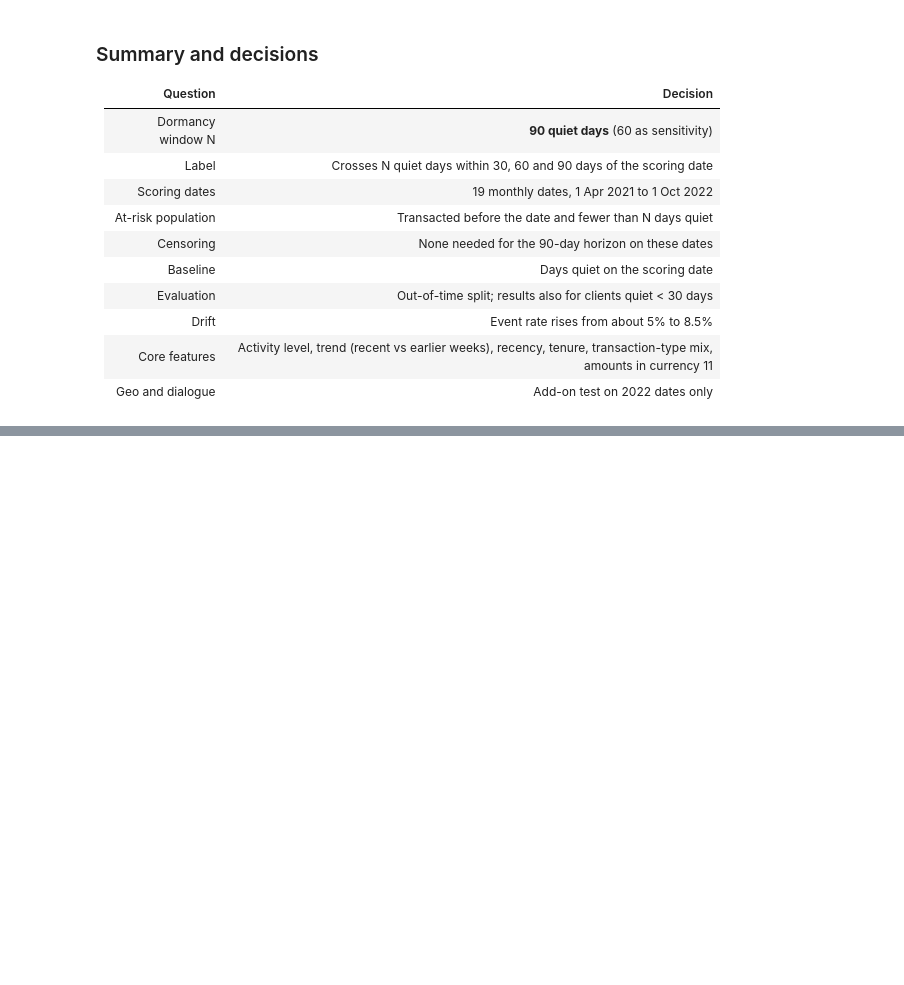
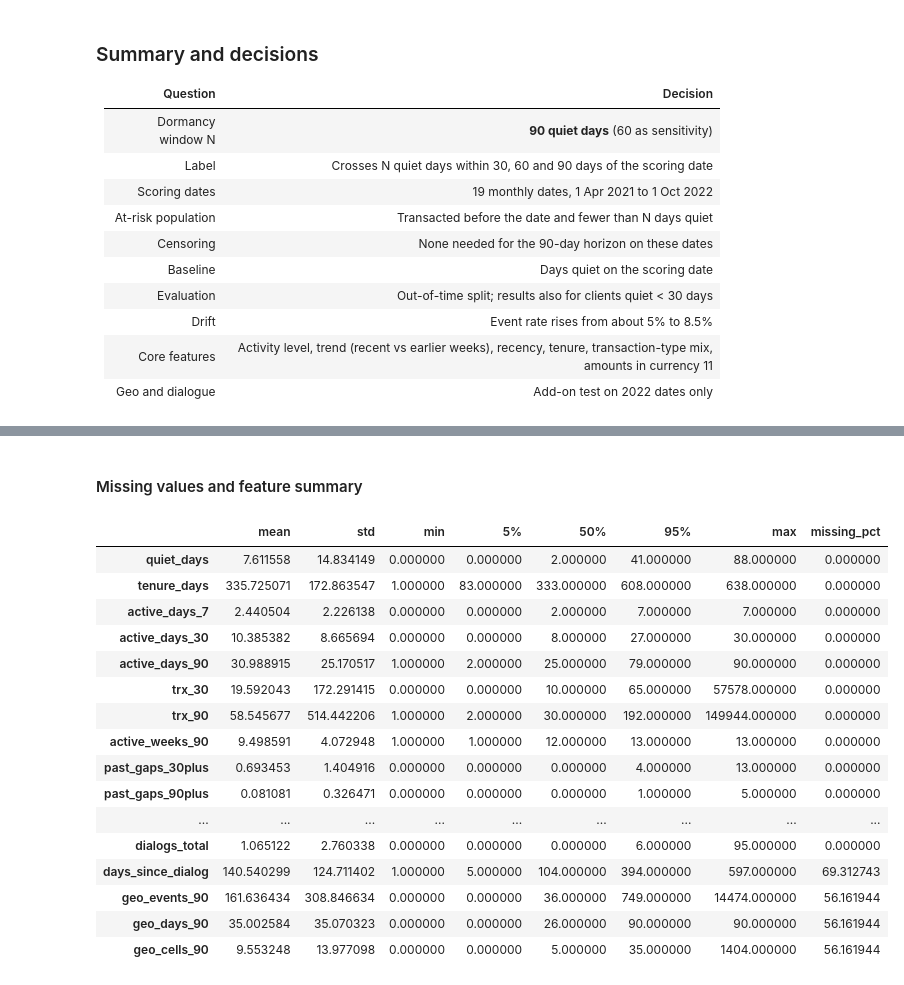
Before and after one commit to tintinWanyoike/084045_dsa_8401_capstone_project, a Jupyter notebook: notebook.ipynb, the cells around one changed output, grey strips where cells are left out. Cells and saved outputs as stored; diff of their text form; code cells hidden in the pictures; blank space fills up the shorter version.

```diff
--- a/notebook.ipynb
+++ b/notebook.ipynb
@@ -1601,0 +1813,13 @@ embeddings are a stretch goal.
+# %%
+def labels_for(at_risk: pl.DataFrame) -> pl.DataFrame:
+    out = (at_risk.sort("client_key")
+           .join_asof(crossings.rename({"cross_day": "next_cross"}), left_on="score_date",
+                      right_on="next_cross", by="client_key", strategy="forward",
+                      allow_exact_matches=False, check_sortedness=False)
+           .with_columns((pl.col("next_cross") - pl.col("score_date")).dt.total_days().alias("dte")))
+    out = out.with_columns(pl.when(pl.col("dte") <= H).then(pl.col("dte")).alias("days_to_event"))
+    out = out.with_columns([(pl.col("days_to_event") <= h).fill_null(False).alias(f"event_{h}") for h in HORIZONS])
+    out = out.with_columns(
+        pl.when(pl.col("days_to_event").is_null()).then(0)
+        .otherwise(((pl.col("days_to_event") - 1) // 30 + 1)).cast(pl.Int8).alias("interval"))
+    return out.drop("next_cross", "dte")
@@ -1601,0 +1927,21 @@ embeddings are a stretch goal.
+# %%
+frames = []
+for t in SCORING_DATES:
+    f = features_for(t)
+    f = labels_for(f)
+    f = f.join(addon_features_for(t), on="client_key", how="left")
+    frames.append(f)
+    print(f"{t}  at-risk {f.height:>7,}  event_90 {f['event_90'].mean():.2%}")
+
+panel = pl.concat(frames, how="vertical_relaxed")
+panel = panel.with_columns(
+    pl.col("dialogs_90", "dialogs_total").fill_null(0),
+    (pl.col("score_date") >= pl.lit(GEO_FROM)).alias("geo_available"),
+    pl.col("score_date").map_elements(split_of, return_dtype=pl.String).alias("split"),
+    (pl.col("quiet_days") < 30).alias("recently_active"),
+    (pl.col("score_date") <= pl.lit(REFIT_END)).alias("in_refit"),
+)
+panel = panel.with_columns(
+    pl.when(pl.col("geo_available")).then(pl.col(c).fill_null(0)).otherwise(None).alias(c)
+    for c in ("geo_events_90", "geo_days_90", "geo_cells_90"))
+print(f"\npanel: {panel.height:,} rows x {panel.width} columns")
@@ -1601,0 +2060,27 @@ embeddings are a stretch goal.
+# %% [markdown]
+#### Missing values and feature summary
+# %%
+feature_cols = [c for c in panel.columns if c not in (
+    "client_key", "score_date", "split", "days_to_event", "interval", "recently_active",
+    "active_days_total", "days_since_last", "in_refit", *[f"event_{h}" for h in HORIZONS])]
+summary = panel.select(feature_cols).to_pandas().describe(percentiles=[0.05, 0.5, 0.95]).T
+summary["missing_pct"] = panel.select(feature_cols).null_count().to_pandas().T[0] / panel.height * 100
+summary[["mean", "std", "min", "5%", "50%", "95%", "max", "missing_pct"]]
+# %% [output]
+|  | mean | std | min | 5% | 50% | 95% | max | missing_pct |
+| quiet_days | 7.611558 | 14.834149 | 0.000000 | 0.000000 | 2.000000 | 41.000000 | 88.000000 | 0.000000 |
+| tenure_days | 335.725071 | 172.863547 | 1.000000 | 83.000000 | 333.000000 | 608.000000 | 638.000000 | 0.000000 |
+| active_days_7 | 2.440504 | 2.226138 | 0.000000 | 0.000000 | 2.000000 | 7.000000 | 7.000000 | 0.000000 |
+| active_days_30 | 10.385382 | 8.665694 | 0.000000 | 0.000000 | 8.000000 | 27.000000 | 30.000000 | 0.000000 |
+| active_days_90 | 30.988915 | 25.170517 | 1.000000 | 2.000000 | 25.000000 | 79.000000 | 90.000000 | 0.000000 |
+| trx_30 | 19.592043 | 172.291415 | 0.000000 | 0.000000 | 10.000000 | 65.000000 | 57578.000000 | 0.000000 |
+| trx_90 | 58.545677 | 514.442206 | 1.000000 | 2.000000 | 30.000000 | 192.000000 | 149944.000000 | 0.000000 |
+| active_weeks_90 | 9.498591 | 4.072948 | 1.000000 | 1.000000 | 12.000000 | 13.000000 | 13.000000 | 0.000000 |
+| past_gaps_30plus | 0.693453 | 1.404916 | 0.000000 | 0.000000 | 0.000000 | 4.000000 | 13.000000 | 0.000000 |
+| past_gaps_90plus | 0.081081 | 0.326471 | 0.000000 | 0.000000 | 0.000000 | 1.000000 | 5.000000 | 0.000000 |
+| ... | ... | ... | ... | ... | ... | ... | ... | ... |
+| dialogs_total | 1.065122 | 2.760338 | 0.000000 | 0.000000 | 0.000000 | 6.000000 | 95.000000 | 0.000000 |
+| days_since_dialog | 140.540299 | 124.711402 | 1.000000 | 5.000000 | 104.000000 | 394.000000 | 597.000000 | 69.312743 |
+| geo_events_90 | 161.636434 | 308.846634 | 0.000000 | 0.000000 | 36.000000 | 749.000000 | 14474.000000 | 56.161944 |
+| geo_days_90 | 35.002584 | 35.070323 | 0.000000 | 0.000000 | 26.000000 | 90.000000 | 90.000000 | 56.161944 |
+| geo_cells_90 | 9.553248 | 13.977098 | 0.000000 | 0.000000 | 5.000000 | 35.000000 | 1404.000000 | 56.161944 |
```
Also changed, not shown: parts of 40 cells of this notebook, 1 other file.
